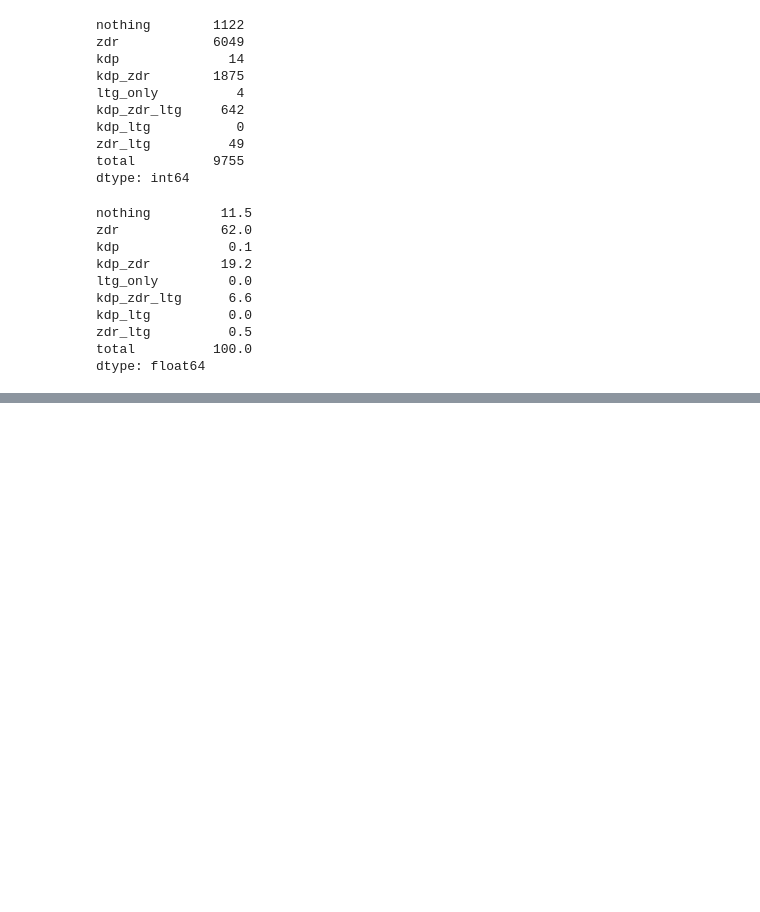
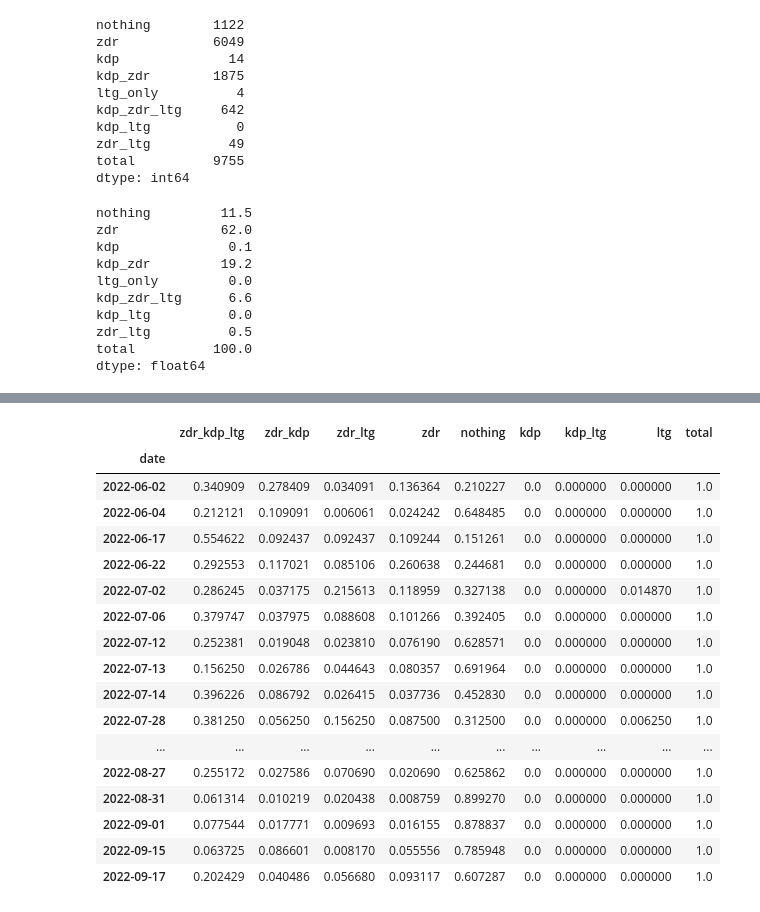
Before and after one commit to deeplycloudy/TRACER-PAWS-NEXRAD-LMA, a Jupyter notebook: notebooks/cases/track_stats.ipynb, the cells around one changed output, grey strips where cells are left out. Cells and saved outputs as stored; diff of their text form; code cells hidden in the pictures; blank space fills up the shorter version.

```diff
--- a/notebooks/cases/track_stats.ipynb
+++ b/notebooks/cases/track_stats.ipynb
@@ -126,0 +196,21 @@ dtype: float64
+# %%
+fraction_df
+# %% [output]
+|  | zdr_kdp_ltg | zdr_kdp | zdr_ltg | zdr | nothing | kdp | kdp_ltg | ltg | total |
+| date |  |  |  |  |  |  |  |  |  |
+| 2022-06-02 | 0.340909 | 0.278409 | 0.034091 | 0.136364 | 0.210227 | 0.0 | 0.000000 | 0.000000 | 1.0 |
+| 2022-06-04 | 0.212121 | 0.109091 | 0.006061 | 0.024242 | 0.648485 | 0.0 | 0.000000 | 0.000000 | 1.0 |
+| 2022-06-17 | 0.554622 | 0.092437 | 0.092437 | 0.109244 | 0.151261 | 0.0 | 0.000000 | 0.000000 | 1.0 |
+| 2022-06-22 | 0.292553 | 0.117021 | 0.085106 | 0.260638 | 0.244681 | 0.0 | 0.000000 | 0.000000 | 1.0 |
+| 2022-07-02 | 0.286245 | 0.037175 | 0.215613 | 0.118959 | 0.327138 | 0.0 | 0.000000 | 0.014870 | 1.0 |
+| 2022-07-06 | 0.379747 | 0.037975 | 0.088608 | 0.101266 | 0.392405 | 0.0 | 0.000000 | 0.000000 | 1.0 |
+| 2022-07-12 | 0.252381 | 0.019048 | 0.023810 | 0.076190 | 0.628571 | 0.0 | 0.000000 | 0.000000 | 1.0 |
+| 2022-07-13 | 0.156250 | 0.026786 | 0.044643 | 0.080357 | 0.691964 | 0.0 | 0.000000 | 0.000000 | 1.0 |
+| 2022-07-14 | 0.396226 | 0.086792 | 0.026415 | 0.037736 | 0.452830 | 0.0 | 0.000000 | 0.000000 | 1.0 |
+| 2022-07-28 | 0.381250 | 0.056250 | 0.156250 | 0.087500 | 0.312500 | 0.0 | 0.000000 | 0.006250 | 1.0 |
+| ... | ... | ... | ... | ... | ... | ... | ... | ... | ... |
+| 2022-08-27 | 0.255172 | 0.027586 | 0.070690 | 0.020690 | 0.625862 | 0.0 | 0.000000 | 0.000000 | 1.0 |
+| 2022-08-31 | 0.061314 | 0.010219 | 0.020438 | 0.008759 | 0.899270 | 0.0 | 0.000000 | 0.000000 | 1.0 |
+| 2022-09-01 | 0.077544 | 0.017771 | 0.009693 | 0.016155 | 0.878837 | 0.0 | 0.000000 | 0.000000 | 1.0 |
+| 2022-09-15 | 0.063725 | 0.086601 | 0.008170 | 0.055556 | 0.785948 | 0.0 | 0.000000 | 0.000000 | 1.0 |
+| 2022-09-17 | 0.202429 | 0.040486 | 0.056680 | 0.093117 | 0.607287 | 0.0 | 0.000000 | 0.000000 | 1.0 |
```
Also changed, not shown: parts of 9 cells of this notebook, 1 other file.
